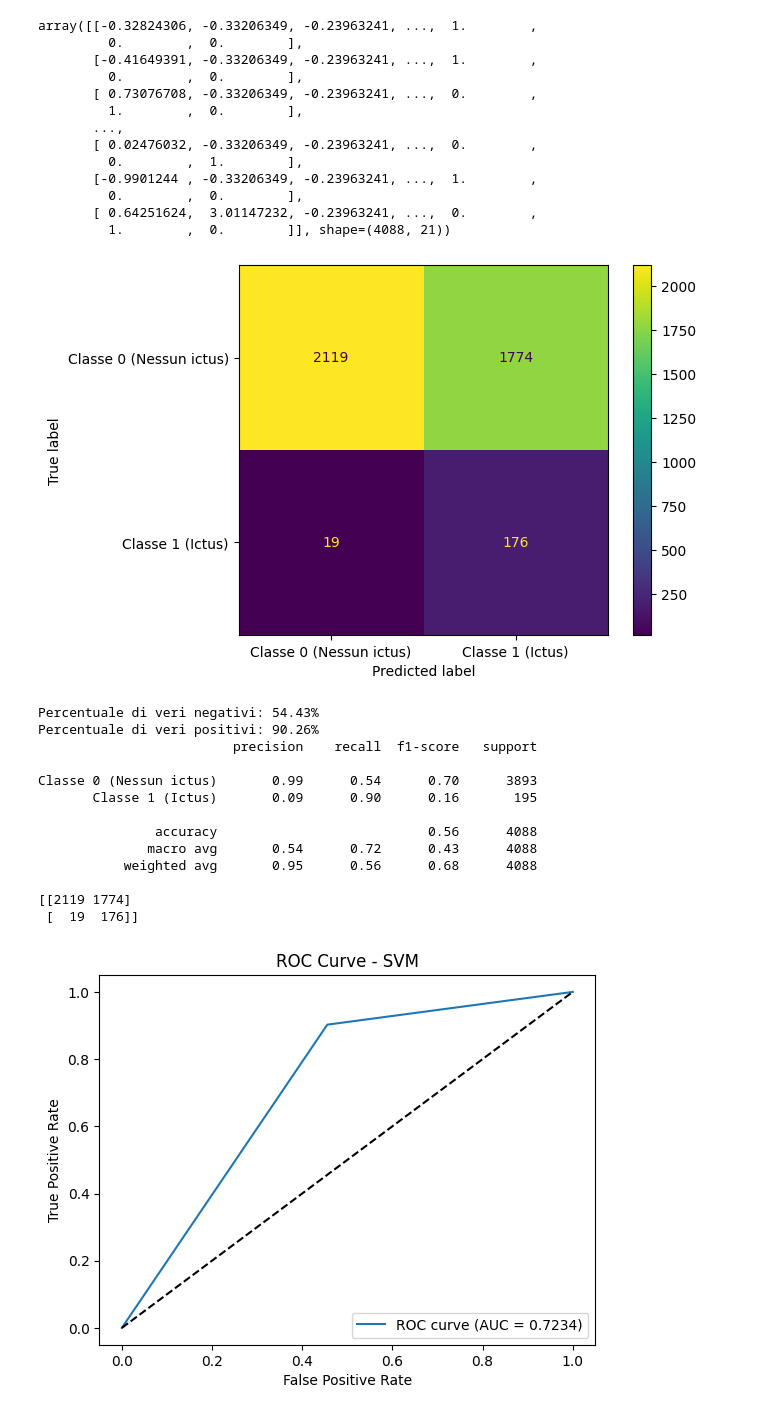
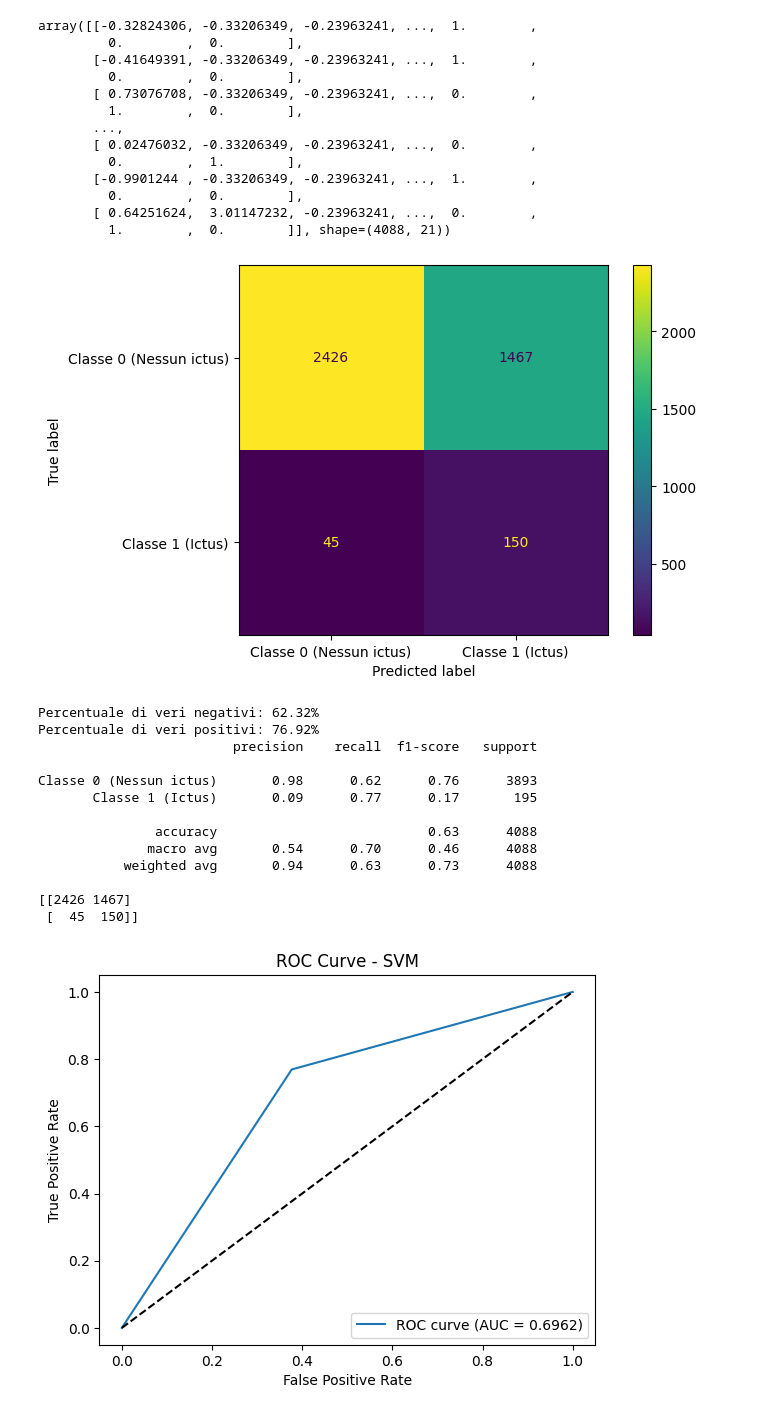
Before and after one commit to davidMarabottini/studio_data_science, a Jupyter notebook: 09-riduzione-dimensionalita/63-selezionare-nr-componenti-principali.ipynb, the cells around one changed output. Saved outputs shown, nothing was run; the diff lists cells and outputs as text; code cells hidden in the pictures.

Commit message:
wip: removed resampling, added randomsearch on svc and retuned models

```diff
--- a/09-riduzione-dimensionalita/63-selezionare-nr-componenti-principali.ipynb
+++ b/09-riduzione-dimensionalita/63-selezionare-nr-componenti-principali.ipynb
@@ -87,7 +85,7 @@ X_train, X_test, y_train, y_test = train_test_split(X,y, test_size=0.2, random_s
 # %% [markdown]
 uso la pipeline per avere dati buoni per la pca
 # %%
-X_resampled, y_resampled = pipeline_sampling.fit_resample(X_train, y_train)
+X_resampled = pipeline_preprocessing.fit_transform(X_train)
 # %% [markdown]
 In questo momento devo esplorare i risultati, quindi evito la pipeline e mi concentro sul vedere quanto spiegano le varie componenti
 # %%
@@ -197,8 +205,8 @@ def find_best_combination(X_train_pca, y_resampled, X_cv_test, y_cv_test, n_comp
 models = []
 
 
-for i in range(2, 12):
-  X_secondary_split_train, X_secondary_split_test, y_secondary_split_train, y_secondary_split_test = train_test_split(X_train_pca, y_resampled, test_size=0.3, random_state=i)
+for i in [2,6,11]:
+  X_secondary_split_train, X_secondary_split_test, y_secondary_split_train, y_secondary_split_test = train_test_split(X_train_pca, y_train, test_size=0.3, random_state=i)
   print(f"Testing combinations of {i} components")
   models.append(find_best_combination(X_secondary_split_train, y_secondary_split_train, X_secondary_split_test, y_secondary_split_test, i))
 # %% [output]
@@ -235,21 +252,33 @@ models
 # %%
-def hard_voting_predict(models, X_pca):
+# import numpy as np
+# from collections import Counter
+
+def hard_voting_predict(models, X_pca, perc_class_0=0.40):
     all_preds = []
 
-    for comb, score, pipeline in models:
-        # print(comb)
-        # print(X_pca)
-        # print(X_pca[:, comb])
+    for _, _, pipeline in models:
         preds = pipeline.predict(X_pca)
         all_preds.append(preds)
 
     all_preds = np.array(all_preds)
+    num_models = len(models)
 
     final_preds = []
     for i in range(all_preds.shape[1]):
         votes = Counter(all_preds[:, i])
-        pred = votes.most_common(1)[0][0]
-        final_preds.append(pred)
+
+        # Conteggia i voti per la classe 0 (Nessun ictus)
+        votes_class_0 = votes.get(0, 0)
+
+        # Calcola la percentuale di voti per la classe 0
+        percentage_class_0 = votes_class_0 / num_models
+
+        # Applica la nuova logica: se almeno il 40% dei modelli vota per la classe 0, la predizione finale è 0
+        if percentage_class_0 >= perc_class_0:
+            final_preds.append(0)
+        else:
+            # Altrimenti, la predizione finale è 1
+            final_preds.append(1)
 
     return np.array(final_preds)
 # %%
@@ -320,25 +346,25 @@ array([[-0.32824306, -0.33206349, -0.23963241, ...,  1.        ,
        [ 0.64251624,  3.01147232, -0.23963241, ...,  0.        ,
          1.        ,  0.        ]], shape=(4088, 21))
 # %%
-hard_voting_train = hard_voting_predict(models, X_preprocessed_train)
+hard_voting_train = hard_voting_predict(models, X_preprocessed_train, perc_class_0=0.5)
 
 evaluate_predictions(hard_voting_train, y_train)
 # %% [output]
-[figure, old version]
+[figure, new version]
-Percentuale di veri negativi: 54.43%
-Percentuale di veri positivi: 90.26%
+Percentuale di veri negativi: 62.32%
+Percentuale di veri positivi: 76.92%
                          precision    recall  f1-score   support
 
-Classe 0 (Nessun ictus)       0.99      0.54      0.70      3893
-       Classe 1 (Ictus)       0.09      0.90      0.16       195
+Classe 0 (Nessun ictus)       0.98      0.62      0.76      3893
+       Classe 1 (Ictus)       0.09      0.77      0.17       195
 
-               accuracy                           0.56      4088
-              macro avg       0.54      0.72      0.43      4088
-           weighted avg       0.95      0.56      0.68      4088
+               accuracy                           0.63      4088
+              macro avg       0.54      0.70      0.46      4088
+           weighted avg       0.94      0.63      0.73      4088
 
-[[2119 1774]
- [  19  176]]
+[[2426 1467]
+ [  45  150]]
-[figure, old version]
+[figure, new version]
 # %%
 X_preprocessed_test = pipeline_preprocessing.transform(X_test)
 
```
Also changed, not shown: parts of 11 cells of this notebook.
